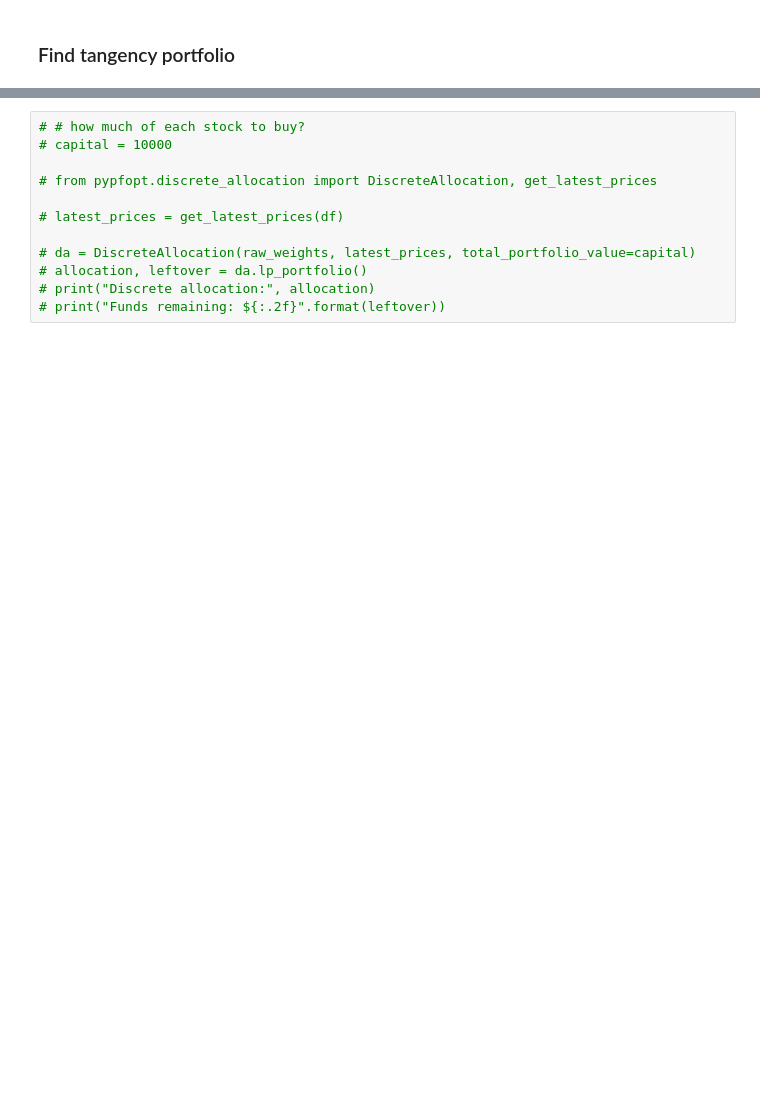
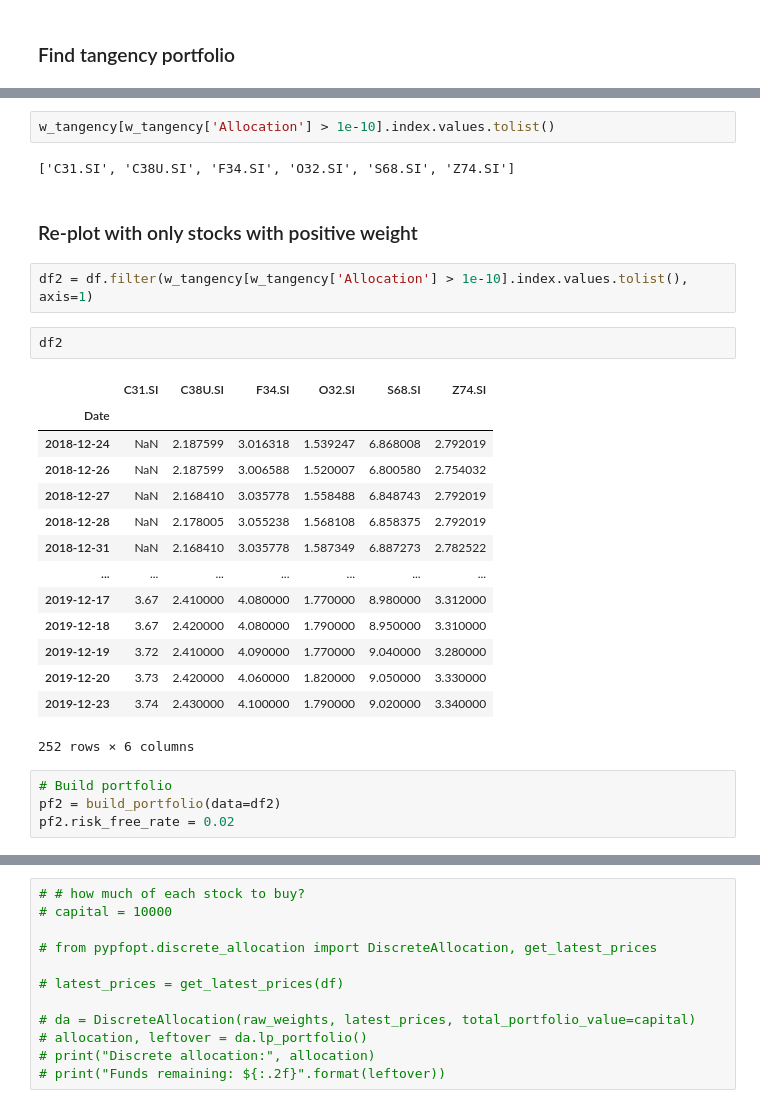
Before and after one commit to howewenann/stocks_analysis, a Jupyter notebook: notebooks/1.0-hwant-STI-portfolio-optimization-daily-Copy1.ipynb, the cells around one changed output, grey strips where cells are left out. Cells and saved outputs as stored; diff of their text form; blank space fills up the shorter version.

```diff
--- a/notebooks/1.0-hwant-STI-portfolio-optimization-daily-Copy1.ipynb
+++ b/notebooks/1.0-hwant-STI-portfolio-optimization-daily-Copy1.ipynb
@@ -78,0 +108,29 @@ Allocation  0.063301     0.0  1.920092e-15     0.0  1.299314e-15
+# %%
+w_tangency[w_tangency['Allocation'] > 1e-10].index.values.tolist()
+# %% [output]
+['C31.SI', 'C38U.SI', 'F34.SI', 'O32.SI', 'S68.SI', 'Z74.SI']
+# %% [markdown]
+### Re-plot with only stocks with positive weight
+# %%
+df2 = df.filter(w_tangency[w_tangency['Allocation'] > 1e-10].index.values.tolist(), axis=1)
+# %%
+df2
+# %% [output]
+|  | C31.SI | C38U.SI | F34.SI | O32.SI | S68.SI | Z74.SI |
+| Date |  |  |  |  |  |  |
+| 2018-12-24 | NaN | 2.187599 | 3.016318 | 1.539247 | 6.868008 | 2.792019 |
+| 2018-12-26 | NaN | 2.187599 | 3.006588 | 1.520007 | 6.800580 | 2.754032 |
+| 2018-12-27 | NaN | 2.168410 | 3.035778 | 1.558488 | 6.848743 | 2.792019 |
+| 2018-12-28 | NaN | 2.178005 | 3.055238 | 1.568108 | 6.858375 | 2.792019 |
+| 2018-12-31 | NaN | 2.168410 | 3.035778 | 1.587349 | 6.887273 | 2.782522 |
+| ... | ... | ... | ... | ... | ... | ... |
+| 2019-12-17 | 3.67 | 2.410000 | 4.080000 | 1.770000 | 8.980000 | 3.312000 |
+| 2019-12-18 | 3.67 | 2.420000 | 4.080000 | 1.790000 | 8.950000 | 3.310000 |
+| 2019-12-19 | 3.72 | 2.410000 | 4.090000 | 1.770000 | 9.040000 | 3.280000 |
+| 2019-12-20 | 3.73 | 2.420000 | 4.060000 | 1.820000 | 9.050000 | 3.330000 |
+| 2019-12-23 | 3.74 | 2.430000 | 4.100000 | 1.790000 | 9.020000 | 3.340000 |
+252 rows × 6 columns
+# %%
+# Build portfolio
+pf2 = build_portfolio(data=df2)
+pf2.risk_free_rate = 0.02
```
Also changed, not shown: parts of 6 cells of this notebook, 1 other file.
